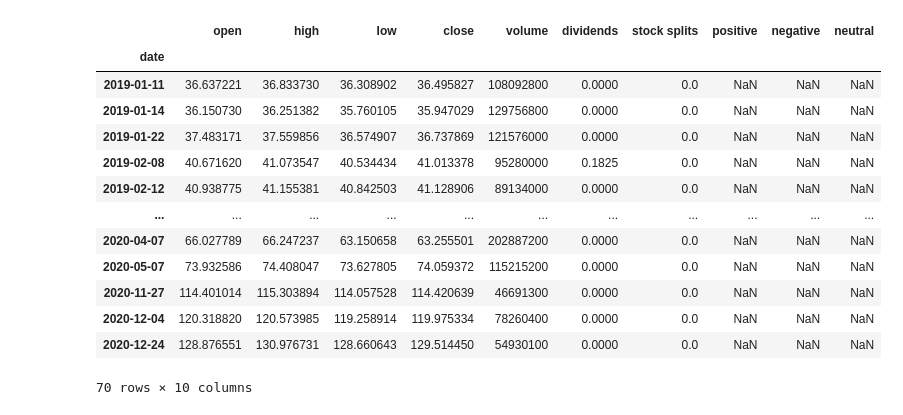
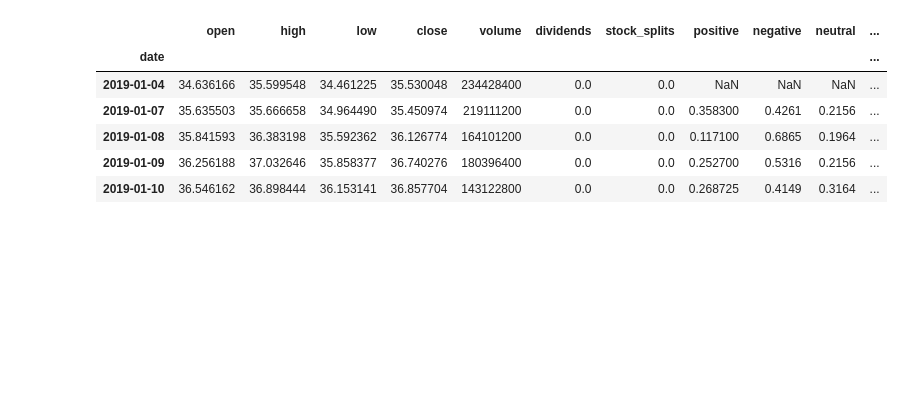
Before and after one commit to StevenSongSTS/w24-milestone2-team18-leevw-steveso-raulmart, a Jupyter notebook: lib/stock_prediciton_data_preprocessing.ipynb, the cells around one changed output. Drawn from its saved outputs; the diff is of its cells as text; code cells hidden in the pictures; blank space fills up the shorter version.

```diff
--- a/lib/stock_prediciton_data_preprocessing.ipynb
+++ b/lib/stock_prediciton_data_preprocessing.ipynb
@@ -42,25 +46,35 @@ price_history.head()
 combo_df = pd.merge(
     price_history, grouped_sentiments, left_on="date", right_on="date", how="left"
 )
+combo_df["date"] = pd.to_datetime(combo_df["date"])
 combo_df = combo_df.sort_values(by="date", ascending=True)
 combo_df = combo_df.set_index("date")
-
-training_data_len = int(len(combo_df) * 0.9)
-train_df, test_df = combo_df[:training_data_len], combo_df[1 + training_data_len :]
+# %%
+combo_df["day_of_month"] = combo_df.index.day
+combo_df["day_of_week"] = combo_df.index.dayofweek
+combo_df["quarter"] = combo_df.index.quarter
+combo_df["month"] = combo_df.index.month
+combo_df["year"] = combo_df.index.year
+# %%
+combo_df[["positive", "negative", "neutral"]] = combo_df[
+    ["positive", "negative", "neutral"]
+].ffill()
+# %%
+combo_df[["positive", "negative", "neutral"]] = combo_df[
+    ["positive", "negative", "neutral"]
+].shift(1)
+# %%
+combo_df[["prev_high", "prev_low", "prev_close", "prev_volume"]] = combo_df[
+    ["high", "low", "close", "volume"]
+].shift(1)
+combo_df.head()
+# %% [output]
+|  | open | high | low | close | volume | dividends | stock_splits | positive | negative | neutral | ... |
+| date |  |  |  |  |  |  |  |  |  |  | ... |
+| 2019-01-04 | 34.636166 | 35.599548 | 34.461225 | 35.530048 | 234428400 | 0.0 | 0.0 | NaN | NaN | NaN | ... |
+| 2019-01-07 | 35.635503 | 35.666658 | 34.964490 | 35.450974 | 219111200 | 0.0 | 0.0 | 0.358300 | 0.4261 | 0.2156 | ... |
+| 2019-01-08 | 35.841593 | 36.383198 | 35.592362 | 36.126774 | 164101200 | 0.0 | 0.0 | 0.117100 | 0.6865 | 0.1964 | ... |
+| 2019-01-09 | 36.256188 | 37.032646 | 35.858377 | 36.740276 | 180396400 | 0.0 | 0.0 | 0.252700 | 0.5316 | 0.2156 | ... |
+| 2019-01-10 | 36.546162 | 36.898444 | 36.153141 | 36.857704 | 143122800 | 0.0 | 0.0 | 0.268725 | 0.4149 | 0.3164 | ... |
 # %%
-combo_df[combo_df["positive"].isna()]
+combo_df = combo_df.iloc[1:]
-# %% [output]
-|  | open | high | low | close | volume | dividends | stock splits | positive | negative | neutral |
-| date |  |  |  |  |  |  |  |  |  |  |
-| 2019-01-11 | 36.637221 | 36.833730 | 36.308902 | 36.495827 | 108092800 | 0.0000 | 0.0 | NaN | NaN | NaN |
-| 2019-01-14 | 36.150730 | 36.251382 | 35.760105 | 35.947029 | 129756800 | 0.0000 | 0.0 | NaN | NaN | NaN |
-| 2019-01-22 | 37.483171 | 37.559856 | 36.574907 | 36.737869 | 121576000 | 0.0000 | 0.0 | NaN | NaN | NaN |
-| 2019-02-08 | 40.671620 | 41.073547 | 40.534434 | 41.013378 | 95280000 | 0.1825 | 0.0 | NaN | NaN | NaN |
-| 2019-02-12 | 40.938775 | 41.155381 | 40.842503 | 41.128906 | 89134000 | 0.0000 | 0.0 | NaN | NaN | NaN |
-| ... | ... | ... | ... | ... | ... | ... | ... | ... | ... | ... |
-| 2020-04-07 | 66.027789 | 66.247237 | 63.150658 | 63.255501 | 202887200 | 0.0000 | 0.0 | NaN | NaN | NaN |
-| 2020-05-07 | 73.932586 | 74.408047 | 73.627805 | 74.059372 | 115215200 | 0.0000 | 0.0 | NaN | NaN | NaN |
-| 2020-11-27 | 114.401014 | 115.303894 | 114.057528 | 114.420639 | 46691300 | 0.0000 | 0.0 | NaN | NaN | NaN |
-| 2020-12-04 | 120.318820 | 120.573985 | 119.258914 | 119.975334 | 78260400 | 0.0000 | 0.0 | NaN | NaN | NaN |
-| 2020-12-24 | 128.876551 | 130.976731 | 128.660643 | 129.514450 | 54930100 | 0.0000 | 0.0 | NaN | NaN | NaN |
-70 rows × 10 columns
```
Also changed, not shown: parts of 11 cells of this notebook.
